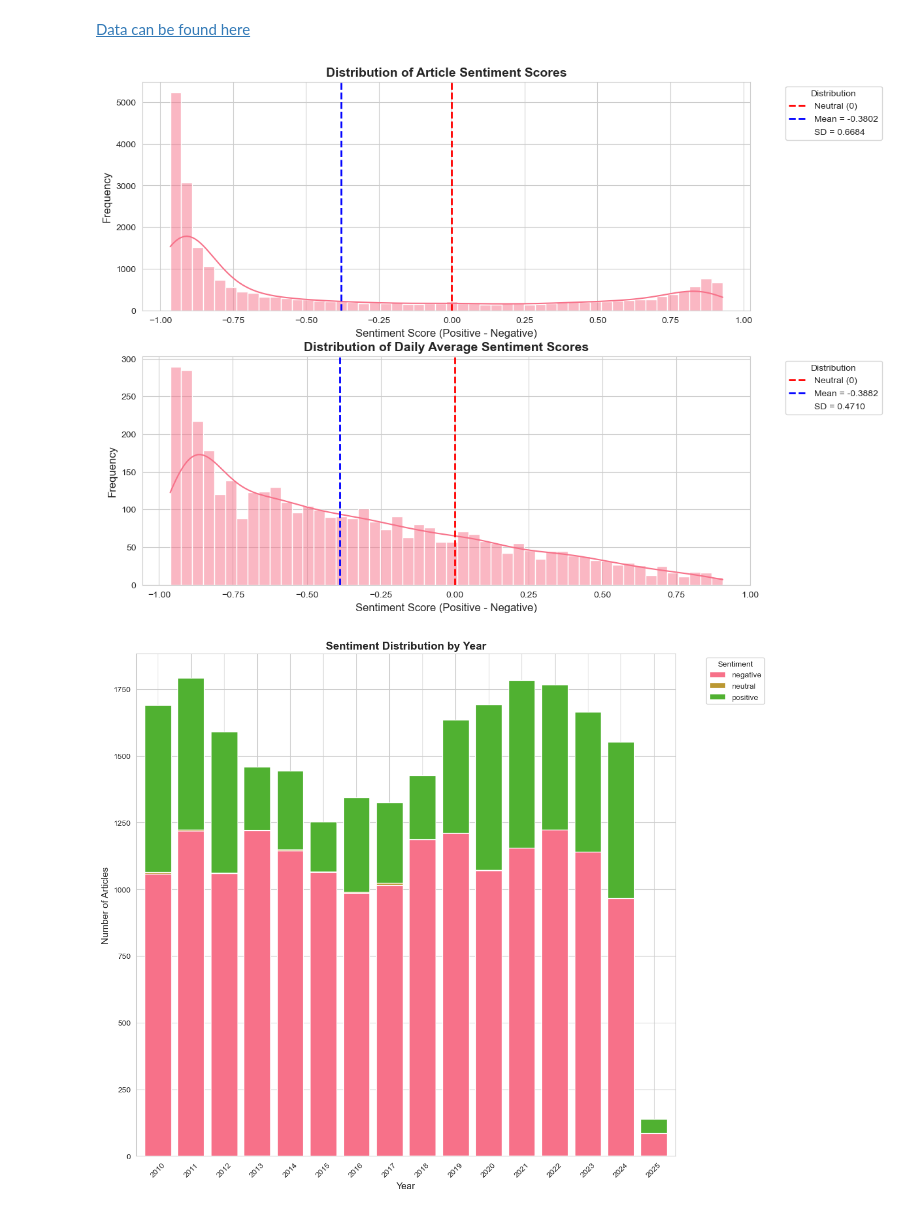
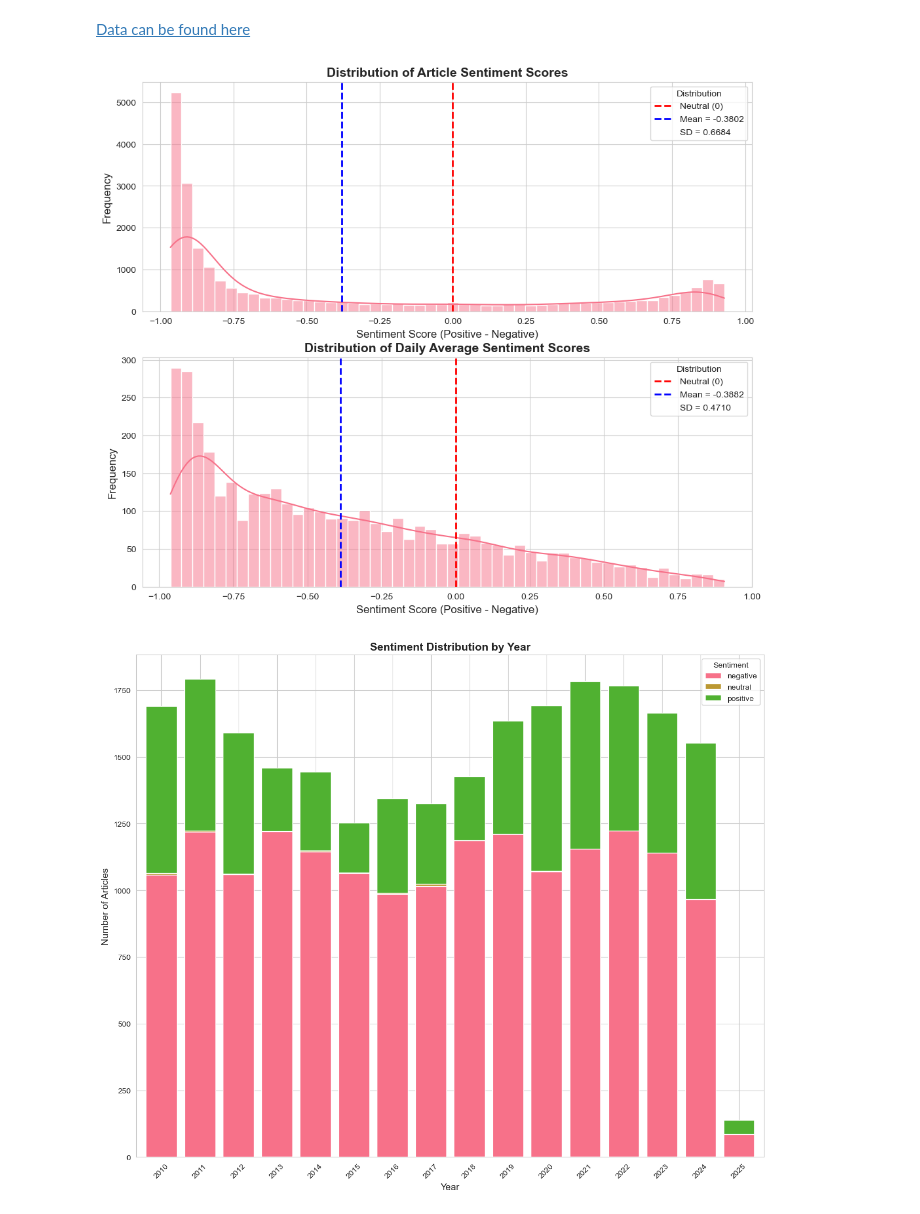
Before and after one commit to Gr00vin/SeniorDesign, a Jupyter notebook: sentiment/FinBERT.ipynb, the cells around one changed output. Cells and saved outputs as stored; diff of their text form; code cells hidden in the pictures.

```diff
--- a/sentiment/FinBERT.ipynb
+++ b/sentiment/FinBERT.ipynb
@@ -169,35 +169,35 @@ ax1.axvline(x=mean_score, color='blue', linestyle='--', linewidth=2, label=f'Mea
 ax1.axvline(x=std_score, ymin=0, ymax=0, color='white', linestyle='--', linewidth=2, label=f'SD = {std_score:.4f}')
 ax1.set_title('Distribution of Article Sentiment Scores', fontsize=14, fontweight='bold')
 ax1.set_xlabel('Sentiment Score (Positive - Negative)', fontsize=12)
 ax1.set_ylabel('Frequency', fontsize=12)
 # Create custom legend with mean and SD
-ax1.legend(title=f'Distribution', bbox_to_anchor=(1.05, 1), loc='upper left', fontsize=10)
+ax1.legend(title=f'Distribution', loc='upper right', fontsize=10)
 
 # 2. Distribution of Average Daily Sentiment Scores
 sns.histplot(data=daily_sentiment, x='avg_sent_score', bins=50, kde=True, ax=ax2)
 ax2.axvline(x=0, color='red', linestyle='--', linewidth=2, label='Neutral (0)')
 ax2.axvline(x=mean_score_daily, color='blue', linestyle='--', linewidth=2, label=f'Mean = {mean_score_daily:.4f}')
 ax2.axvline(x=std_score_daily, ymin=0, ymax=0, color='white', linestyle='--', linewidth=2, label=f'SD = {std_score_daily:.4f}')
 ax2.set_title('Distribution of Daily Average Sentiment Scores', fontsize=14, fontweight='bold')
 ax2.set_xlabel('Sentiment Score (Positive - Negative)', fontsize=12)
 ax2.set_ylabel('Frequency', fontsize=12)
 # Create custom legend with mean and SD
-ax2.legend(title=f'Distribution', bbox_to_anchor=(1.05, 1), loc='upper left', fontsize=10)
+ax2.legend(title=f'Distribution', loc='upper right', fontsize=10)
 
 fig, (ax4) = plt.subplots(1, 1, figsize=(12, 10))
 
 # 3. Sentiment over Time (by Year)
 sentiment_by_year = df_complete.groupby(['year', 'sentiment']).size().unstack(fill_value=0)
 sentiment_by_year.plot(kind='bar', stacked=True, ax=ax4, width=0.8)
 ax4.set_title('Sentiment Distribution by Year', fontsize=14, fontweight='bold')
 ax4.set_xlabel('Year', fontsize=12)
 ax4.set_ylabel('Number of Articles', fontsize=12)
-ax4.legend(title='Sentiment', bbox_to_anchor=(1.05, 1), loc='upper left')
+ax4.legend(title='Sentiment', loc='upper right')
 ax4.tick_params(axis='x', rotation=45)
 
 plt.tight_layout()
 plt.savefig('sentiment_clean_visualizations.png', dpi=400, bbox_inches='tight')
 plt.show()
 # %% [output]
-[figure, old version]
+[figure, new version]
-[figure, old version]
+[figure, new version]
```
